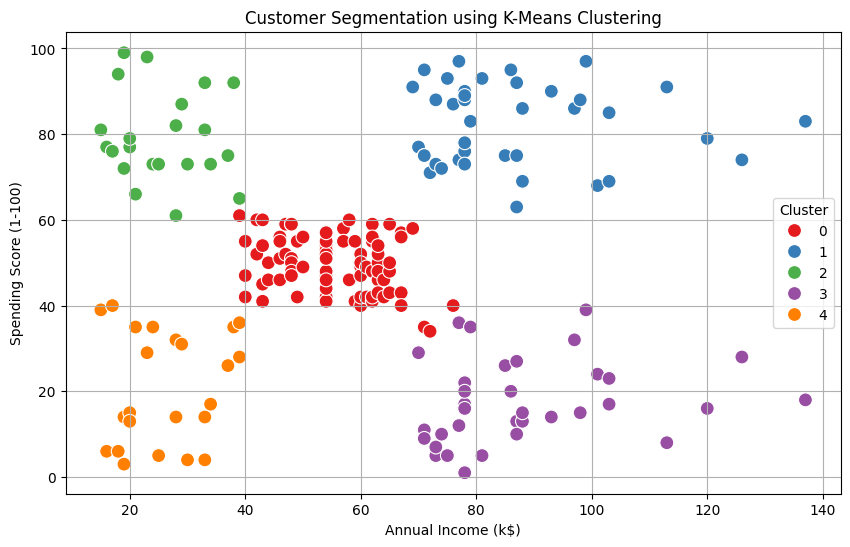
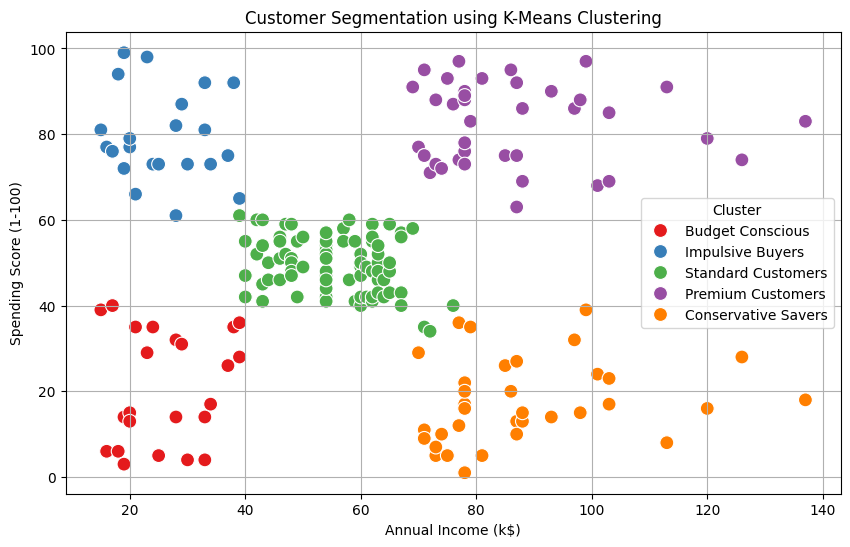
The notebook cell's code change between the first figure and the second:
--- before
+++ after
@@ -1,10 +1,18 @@
 kmeans = KMeans(n_clusters = optimal_k, random_state = 42)
 mall_customers['Cluster'] = kmeans.fit_predict(features)
+cluster_labels = {
+    0: 'Standard Customers',
+    1: 'Premium Customers',
+    2: 'Impulsive Buyers',
+    3: 'Conservative Savers',
+    4: 'Budget Conscious',
+}
 plt.figure(figsize = (10, 6))
+mall_customers['Cluster Name'] = mall_customers['Cluster'].map(cluster_labels)
 sns.scatterplot(
     data = mall_customers,
     x = 'Annual_Income_k$',
     y = 'Spending_Score',
-    hue = 'Cluster',
+    hue = 'Cluster Name',
     palette = 'Set1',
     s = 100
@@ -15,3 +23,4 @@
 plt.legend(title = 'Cluster')
 plt.grid()
+plt.savefig("../outputs/customer_segmentation.png")
 plt.show()

Commit: Add Meaningful Labels for Clusters